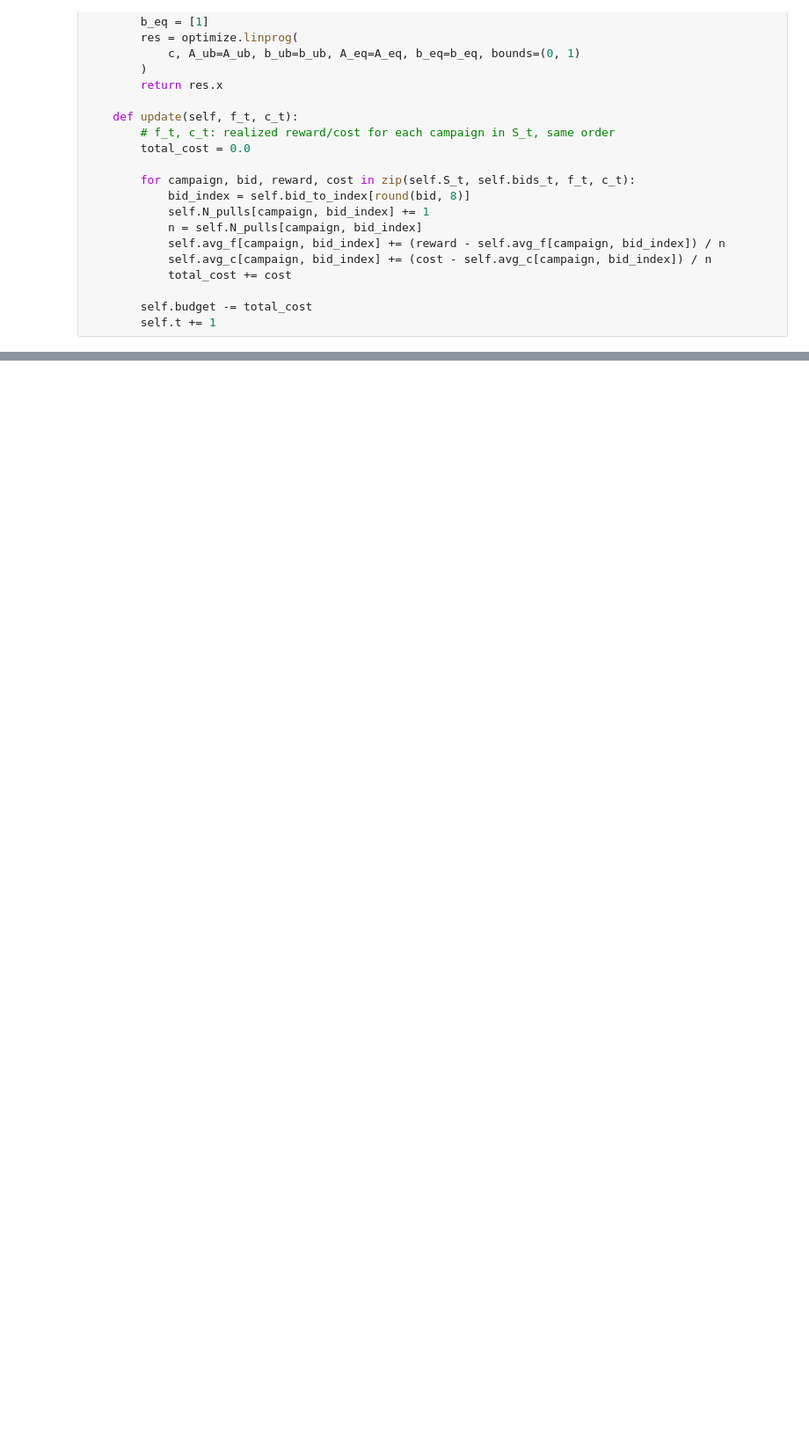
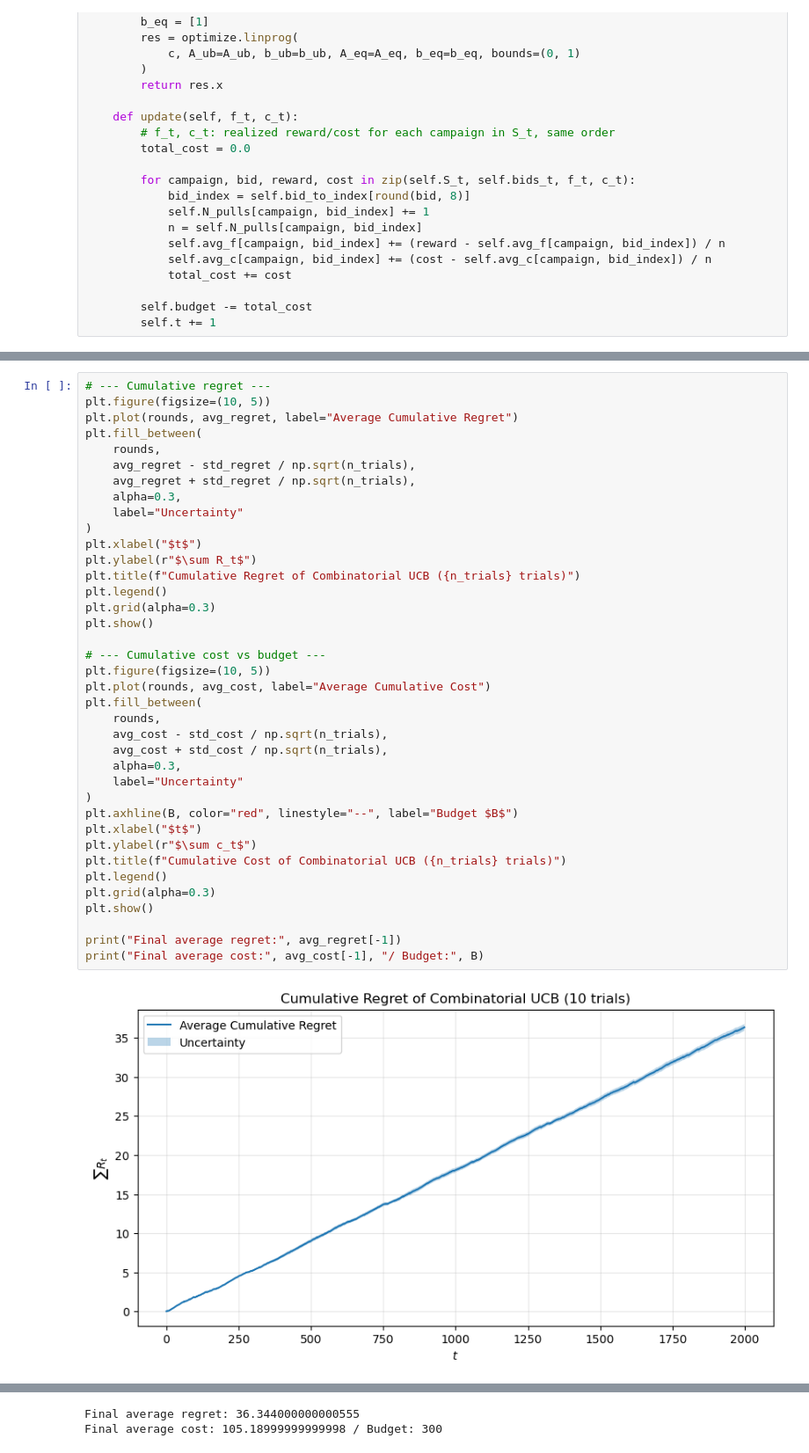
Before and after one commit to poligregni/OnlineLearningApplications2026, a Jupyter notebook: requirement_4.ipynb, the cells around one changed output, grey strips where cells are left out. Shown at 88% size. Cells and saved outputs as stored; diff of their text form; blank space fills up the shorter version.

```diff
--- a/requirement_4.ipynb
+++ b/requirement_4.ipynb
@@ -809,0 +709,40 @@ Final average cost: 124.10999999999999 / Budget: 300
+# %%
+# --- Cumulative regret ---
+plt.figure(figsize=(10, 5))
+plt.plot(rounds, avg_regret, label="Average Cumulative Regret")
+plt.fill_between(
+    rounds,
+    avg_regret - std_regret / np.sqrt(n_trials),
+    avg_regret + std_regret / np.sqrt(n_trials),
+    alpha=0.3,
+    label="Uncertainty"
+)
+plt.xlabel("$t$")
+plt.ylabel(r"$\sum R_t$")
+plt.title(f"Cumulative Regret of Combinatorial UCB ({n_trials} trials)")
+plt.legend()
+plt.grid(alpha=0.3)
+plt.show()
+
+# --- Cumulative cost vs budget ---
+plt.figure(figsize=(10, 5))
+plt.plot(rounds, avg_cost, label="Average Cumulative Cost")
+plt.fill_between(
+    rounds,
+    avg_cost - std_cost / np.sqrt(n_trials),
+    avg_cost + std_cost / np.sqrt(n_trials),
+    alpha=0.3,
+    label="Uncertainty"
+)
+plt.axhline(B, color="red", linestyle="--", label="Budget $B$")
+plt.xlabel("$t$")
+plt.ylabel(r"$\sum c_t$")
+plt.title(f"Cumulative Cost of Combinatorial UCB ({n_trials} trials)")
+plt.legend()
+plt.grid(alpha=0.3)
+plt.show()
+
+print("Final average regret:", avg_regret[-1])
+print("Final average cost:", avg_cost[-1], "/ Budget:", B)
+# %% [output]
+[figure, added]
@@ -809,0 +750,2 @@ Final average cost: 124.10999999999999 / Budget: 300
+Final average regret: 36.344000000000555
+Final average cost: 105.18999999999998 / Budget: 300
```
Also changed, not shown: parts of 14 cells of this notebook.
